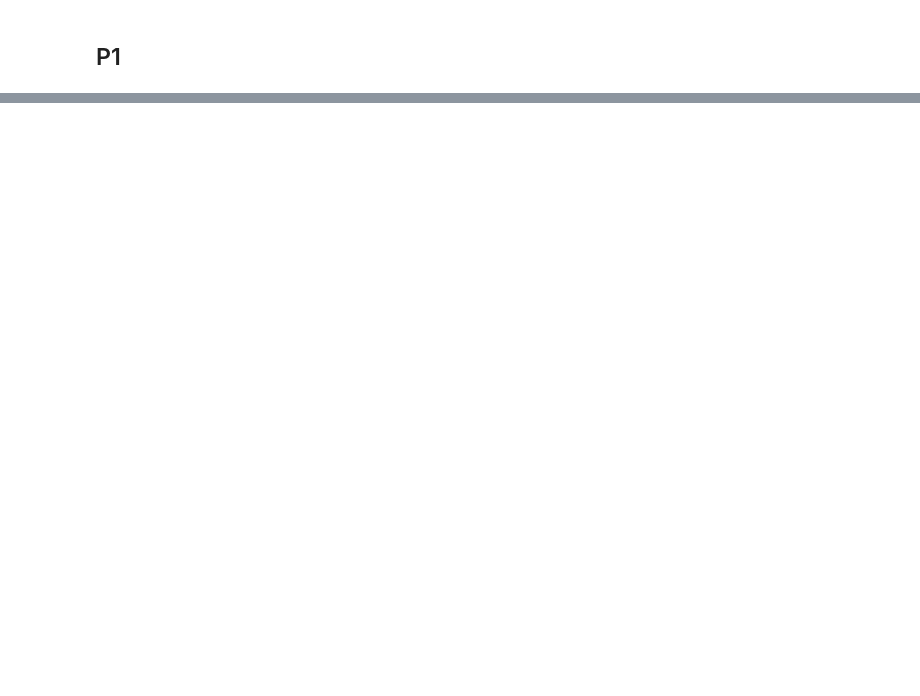
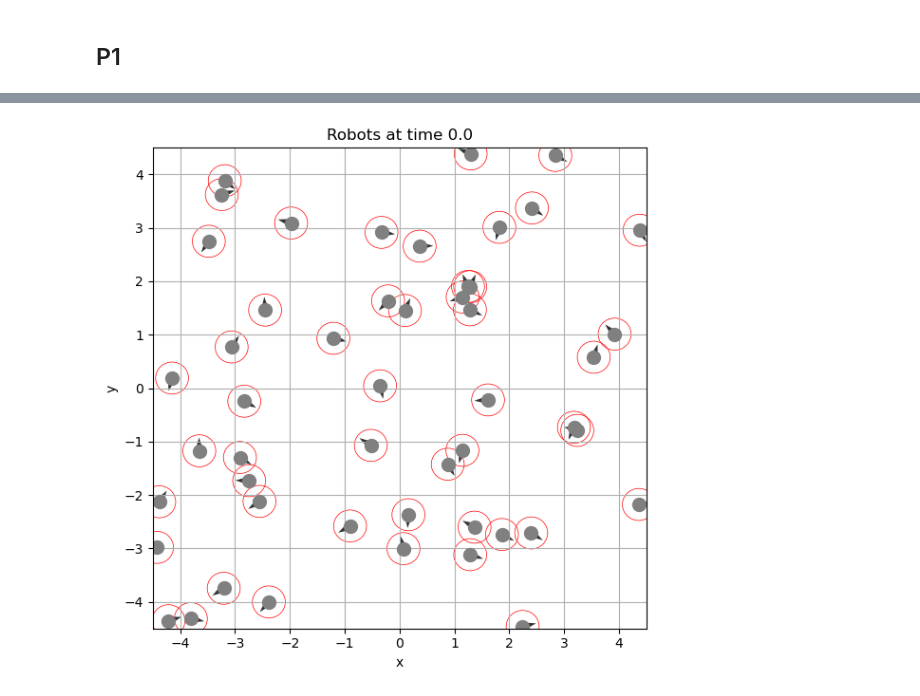
Before and after one commit to EricBlohm1/Simulation-of-complex-systems-FFR120, a Jupyter notebook: Assignments/HW3/exercise2/exercise2.ipynb, the cells around one changed output, grey strips where cells are left out. Drawn from its saved outputs; the diff is of its cells as text; code cells hidden in the pictures; blank space fills up the shorter version.

```diff
--- a/Assignments/HW3/exercise2/exercise2.ipynb
+++ b/Assignments/HW3/exercise2/exercise2.ipynb
@@ -1,2 +1,22 @@
 # %% [markdown]
 ## P1
+# %%
+import numpy as np
+def replicas(x, y, L):
+    """
+    Function to generate replicas of a single particle.
+
+    Parameters
+    ==========
+    x, y : Position.
+    L : Side of the squared arena.
+    """
+    xr = np.zeros(9)
+    yr = np.zeros(9)
+
+    for i in range(3):
+        for j in range(3):
+            xr[3 * i + j] = x + (j - 1) * L
+            yr[3 * i + j] = y + (i - 1) * L
+
+    return xr, yr
@@ -199,0 +279,70 @@ tk.mainloop()  # Release animation handle (close window to finish).
+# %%
+import time
+from scipy.constants import Boltzmann as kB
+from tkinter import *
+import matplotlib.pyplot as plt
+from matplotlib.patches import Circle
+
+
+rp = r0 / 3
+vp = rp  # Length of the arrow indicating the velocity direction.
+line_width = 1  # Width of the arrow line.
+
+step = 0
+t_plots = np.array([0,10,100,500])
+
+while step*dt <= t_plots[-1]:
+
+    # Calculate current I.
+    I_particles = calculate_intensity(x, y, I0, r0, L, r_c)
+
+    if delta < 0:
+        # Estimate the derivative of I linear using the last n_fit values.
+        for i in range(N_part - 1):
+            # Update I_fit.
+            I_fit = np.roll(I_fit, -1, axis=0)
+            I_fit[-1, :] = I_particles
+            # Fit to determine the slope.
+            for j in range(N_part):
+                p = np.polyfit(t_fit, I_fit[:, j], 1)
+                dI_dt[j] = p[0]
+            # Determine forecast. Remember that here delta is negative.
+            I = I_particles - delta * dI_dt
+            I[np.where(I < 0)[0]] = 0
+    else:
+        I = I_particles
+
+    # Calculate new positions and orientations.
+    v = v_inf + (v0 - v_inf) * np.exp(- I / Ic)
+    nx = x + v * dt * np.cos(phi)
+    ny = y + v * dt * np.sin(phi)
+    nphi = phi + c_noise_phi * np.random.normal(0, 1, N_part)
+
+
+    # Apply pbc.
+    nx, ny = pbc(nx, ny, L)
+
+
+    if step *dt in t_plots:
+            plt.figure(figsize=(6, 6))
+            plt.plot(nx, ny, '.', color='gray', markersize=20)
+            for x_tmp, y_tmp in zip(nx,ny):
+                circle = Circle((x_tmp, y_tmp), r0, color='red', fill=False, linewidth=0.5)
+                plt.gca().add_patch(circle)
+
+            plt.quiver(nx, ny, vp*np.cos(nphi), vp*np.sin(nphi), color='black', angles='xy', scale_units='xy', scale=0.4, alpha=0.8)
+            plt.title(f'Robots at time {step*dt}')
+            plt.xlabel('x')
+            plt.ylabel('y')
+            plt.grid()
+            plt.xlim([-L/2,L/2])
+            plt.ylim([-L/2,L/2])
+            plt.tight_layout()
+            plt.show()
+
+    step += 1
+    x[:] = nx[:]
+    y[:] = ny[:]
+    phi[:] = nphi[:]
+# %% [output]
+[figure, added]
```
Also changed, not shown: parts of 8 cells of this notebook, 2 other files.
